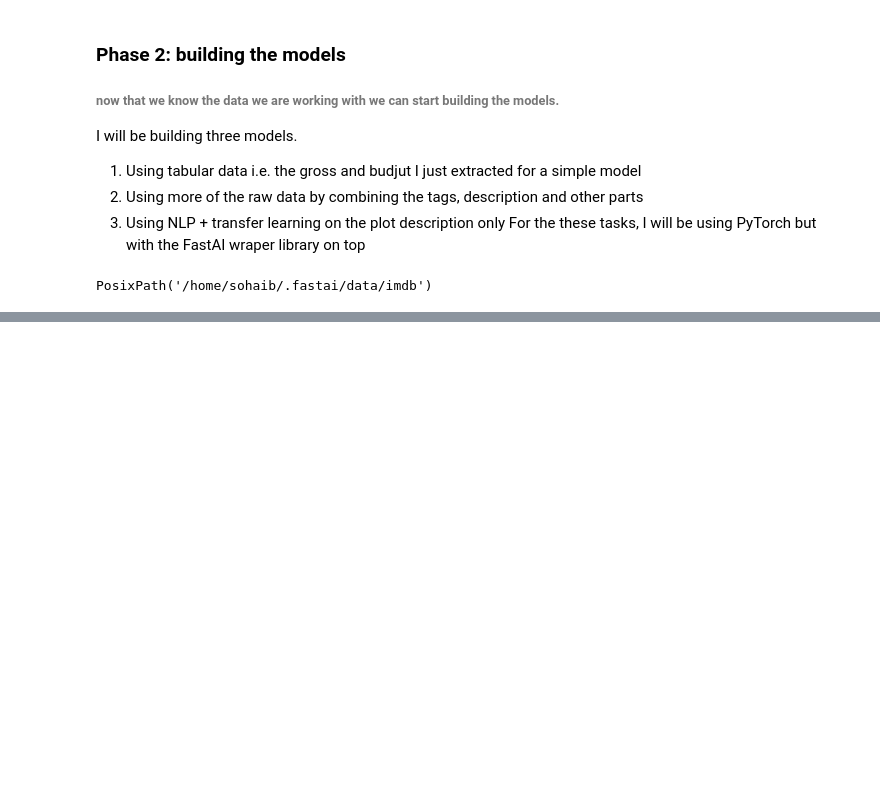
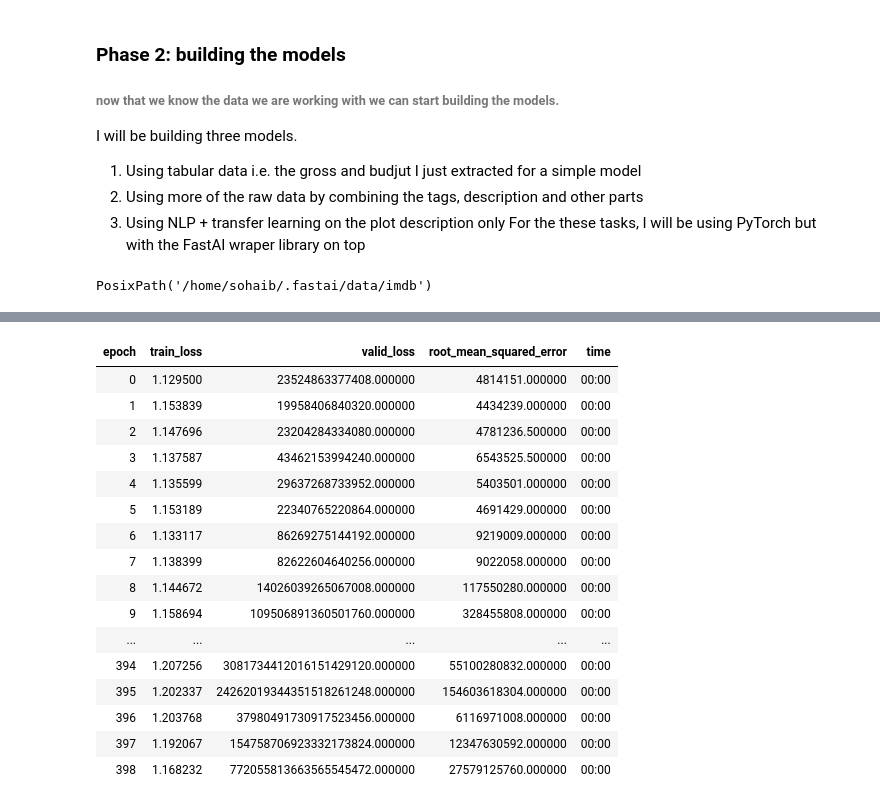
Before and after one commit to sundeepblue/movie_rating_prediction, a Jupyter notebook: MovieRatingsPredictionPython.ipynb, the cells around one changed output, grey strips where cells are left out. Saved outputs shown, nothing was run; the diff lists cells and outputs as text; code cells hidden in the pictures; blank space fills up the shorter version.

```diff
--- a/MovieRatingsPredictionPython.ipynb
+++ b/MovieRatingsPredictionPython.ipynb
@@ -195,0 +409,20 @@ PosixPath('/home/sohaib/.fastai/data/imdb')
+# %%
+learn.fit_one_cycle(1000,1e-1)
+# %% [output]
+| epoch | train_loss | valid_loss | root_mean_squared_error | time |
+| 0 | 1.129500 | 23524863377408.000000 | 4814151.000000 | 00:00 |
+| 1 | 1.153839 | 19958406840320.000000 | 4434239.000000 | 00:00 |
+| 2 | 1.147696 | 23204284334080.000000 | 4781236.500000 | 00:00 |
+| 3 | 1.137587 | 43462153994240.000000 | 6543525.500000 | 00:00 |
+| 4 | 1.135599 | 29637268733952.000000 | 5403501.000000 | 00:00 |
+| 5 | 1.153189 | 22340765220864.000000 | 4691429.000000 | 00:00 |
+| 6 | 1.133117 | 86269275144192.000000 | 9219009.000000 | 00:00 |
+| 7 | 1.138399 | 82622604640256.000000 | 9022058.000000 | 00:00 |
+| 8 | 1.144672 | 14026039265067008.000000 | 117550280.000000 | 00:00 |
+| 9 | 1.158694 | 109506891360501760.000000 | 328455808.000000 | 00:00 |
+| ... | ... | ... | ... | ... |
+| 394 | 1.207256 | 3081734412016151429120.000000 | 55100280832.000000 | 00:00 |
+| 395 | 1.202337 | 24262019344351518261248.000000 | 154603618304.000000 | 00:00 |
+| 396 | 1.203768 | 37980491730917523456.000000 | 6116971008.000000 | 00:00 |
+| 397 | 1.192067 | 154758706923332173824.000000 | 12347630592.000000 | 00:00 |
+| 398 | 1.168232 | 772055813663565545472.000000 | 27579125760.000000 | 00:00 |
```
Also changed, not shown: parts of 46 cells of this notebook.
